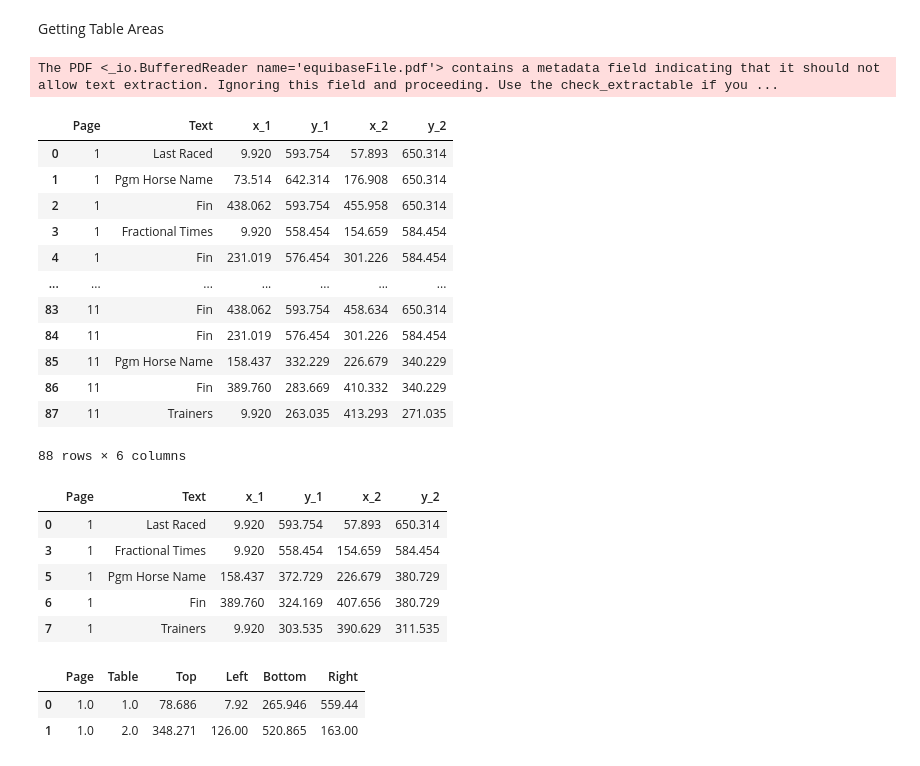
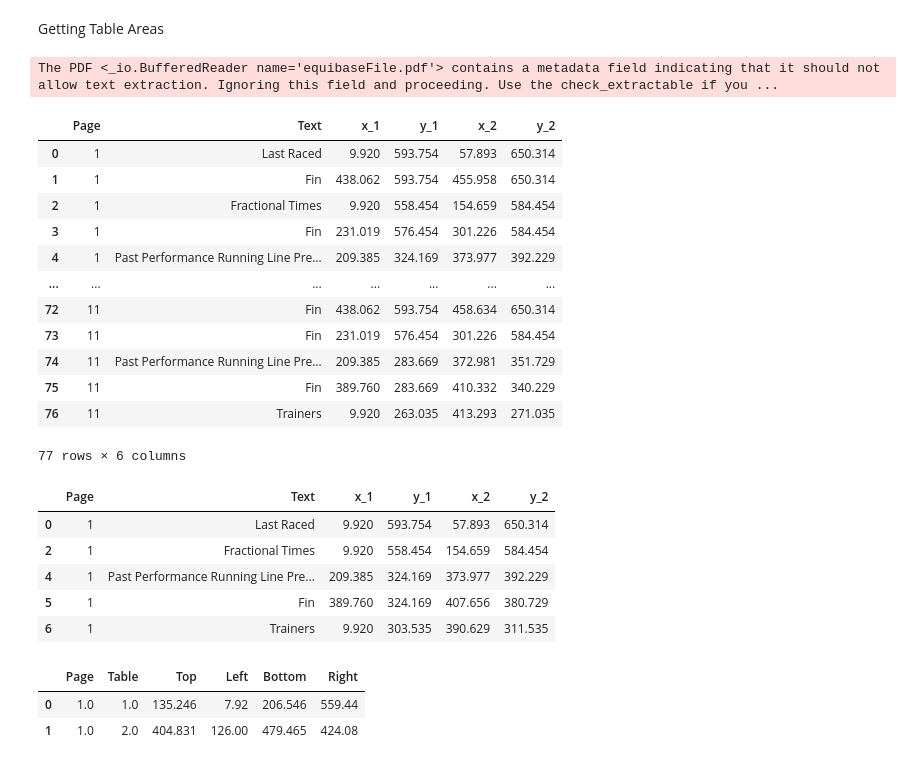
Before and after one commit to Jonhops1595/horse_racing_study, a Jupyter notebook: PDFScanner/tabula_table_parsing.ipynb, the cells around one changed output. Saved outputs shown, nothing was run; the diff lists cells and outputs as text; code cells hidden in the pictures.

Commit message:
Fully scanning both tables

```diff
--- a/PDFScanner/tabula_table_parsing.ipynb
+++ b/PDFScanner/tabula_table_parsing.ipynb
@@ -56,7 +58,7 @@ from pdfminer.layout import LTTextContainer
 
 def extract_to_df(pages: Any):
     cols = ["Page","Text", "x_1", "y_1", "x_2", "y_2"]
-    words = ["Last Raced", "Fractional Times", "Pgm Horse Name", "Fin", "Trainers"]
+    words = ["Last Raced", "Fractional Times", "Past Performance Running Line Preview", "Fin", "Trainers"]
     text_loc_df = pd.DataFrame(columns = cols)
 
     page_counter = 0
@@ -88,49 +90,49 @@ text_loc_df
 The PDF <_io.BufferedReader name='equibaseFile.pdf'> contains a metadata field indicating that it should not allow text extraction. Ignoring this field and proceeding. Use the check_extractable if you ...
 |  | Page | Text | x_1 | y_1 | x_2 | y_2 |
 | 0 | 1 | Last Raced | 9.920 | 593.754 | 57.893 | 650.314 |
-| 1 | 1 | Pgm Horse Name | 73.514 | 642.314 | 176.908 | 650.314 |
-| 2 | 1 | Fin | 438.062 | 593.754 | 455.958 | 650.314 |
-| 3 | 1 | Fractional Times | 9.920 | 558.454 | 154.659 | 584.454 |
-| 4 | 1 | Fin | 231.019 | 576.454 | 301.226 | 584.454 |
+| 1 | 1 | Fin | 438.062 | 593.754 | 455.958 | 650.314 |
+| 2 | 1 | Fractional Times | 9.920 | 558.454 | 154.659 | 584.454 |
+| 3 | 1 | Fin | 231.019 | 576.454 | 301.226 | 584.454 |
+| 4 | 1 | Past Performance Running Line Pre... | 209.385 | 324.169 | 373.977 | 392.229 |
 | ... | ... | ... | ... | ... | ... | ... |
-| 83 | 11 | Fin | 438.062 | 593.754 | 458.634 | 650.314 |
-| 84 | 11 | Fin | 231.019 | 576.454 | 301.226 | 584.454 |
-| 85 | 11 | Pgm Horse Name | 158.437 | 332.229 | 226.679 | 340.229 |
-| 86 | 11 | Fin | 389.760 | 283.669 | 410.332 | 340.229 |
-| 87 | 11 | Trainers | 9.920 | 263.035 | 413.293 | 271.035 |
+| 72 | 11 | Fin | 438.062 | 593.754 | 458.634 | 650.314 |
+| 73 | 11 | Fin | 231.019 | 576.454 | 301.226 | 584.454 |
+| 74 | 11 | Past Performance Running Line Pre... | 209.385 | 283.669 | 372.981 | 351.729 |
+| 75 | 11 | Fin | 389.760 | 283.669 | 410.332 | 340.229 |
+| 76 | 11 | Trainers | 9.920 | 263.035 | 413.293 | 271.035 |
-88 rows × 6 columns
+77 rows × 6 columns
 # %%
 #Data Cleaning
 
 #Selecting only page 1
 
 text_loc_df = text_loc_df.loc[text_loc_df['Page'] == 1]
 
 
 #Saving only last instance of fin; Lowest y_1
 
 fin_df = text_loc_df.loc[text_loc_df['Text'] == "Fin"] #df with only Fin
 fin_df = fin_df.sort_values(by=['y_1']) #Sort by y_1 descending
 fin_row = fin_df.iloc[0] #Save 1st row
 text_loc_df = text_loc_df.loc[text_loc_df['Text'] != "Fin"] #Delete Fin rows
 text_loc_df = text_loc_df.append(fin_row) #Append right Fin row
 
 
 #Saving only last instance of Pgm Horse Name; Lowest y_1
 
-pgm_df = text_loc_df.loc[text_loc_df['Text'] == "Pgm Horse Name"] #df with only Fin
-pgm_df = pgm_df.sort_values(by=['y_1']) #Sort by y_1 descending
-pgm_row = pgm_df.iloc[0] #Save 1st row
-text_loc_df = text_loc_df.loc[text_loc_df['Text'] != "Pgm Horse Name"] #Delete Fin rows
-text_loc_df = text_loc_df.append(pgm_row) #Append right Fin row
+#pgm_df = text_loc_df.loc[text_loc_df['Text'] == "Pgm Horse Name"] #df with only Fin
+#pgm_df = pgm_df.sort_values(by=['y_1']) #Sort by y_1 descending
+#pgm_row = pgm_df.iloc[0] #Save 1st row
+#text_loc_df = text_loc_df.loc[text_loc_df['Text'] != "Pgm Horse Name"] #Delete Fin rows
+#text_loc_df = text_loc_df.append(pgm_row) #Append right Fin row
 
 #Resort table by index
 text_loc_df = text_loc_df.sort_index()
 text_loc_df
 # %% [output]
 |  | Page | Text | x_1 | y_1 | x_2 | y_2 |
 | 0 | 1 | Last Raced | 9.920 | 593.754 | 57.893 | 650.314 |
-| 3 | 1 | Fractional Times | 9.920 | 558.454 | 154.659 | 584.454 |
-| 5 | 1 | Pgm Horse Name | 158.437 | 372.729 | 226.679 | 380.729 |
-| 6 | 1 | Fin | 389.760 | 324.169 | 407.656 | 380.729 |
-| 7 | 1 | Trainers | 9.920 | 303.535 | 390.629 | 311.535 |
+| 2 | 1 | Fractional Times | 9.920 | 558.454 | 154.659 | 584.454 |
+| 4 | 1 | Past Performance Running Line Pre... | 209.385 | 324.169 | 373.977 | 392.229 |
+| 5 | 1 | Fin | 389.760 | 324.169 | 407.656 | 380.729 |
+| 6 | 1 | Trainers | 9.920 | 303.535 | 390.629 | 311.535 |
@@ -171,6 +138,0 @@ table_loc_df.loc[len(table_loc_df.index)] =[page,2,top,left,bottom,right]
-# %%
-table_loc_df
-# %% [output]
-|  | Page | Table | Top | Left | Bottom | Right |
-| 0 | 1.0 | 1.0 | 78.686 | 7.92 | 265.946 | 559.44 |
-| 1 | 1.0 | 2.0 | 348.271 | 126.00 | 520.865 | 163.00 |
@@ -176,0 +174,6 @@ table_loc_df
+# %%
+table_loc_df
+# %% [output]
+|  | Page | Table | Top | Left | Bottom | Right |
+| 0 | 1.0 | 1.0 | 135.246 | 7.92 | 206.546 | 559.44 |
+| 1 | 1.0 | 2.0 | 404.831 | 126.00 | 479.465 | 424.08 |
```
Also changed, not shown: parts of 5 cells of this notebook.
